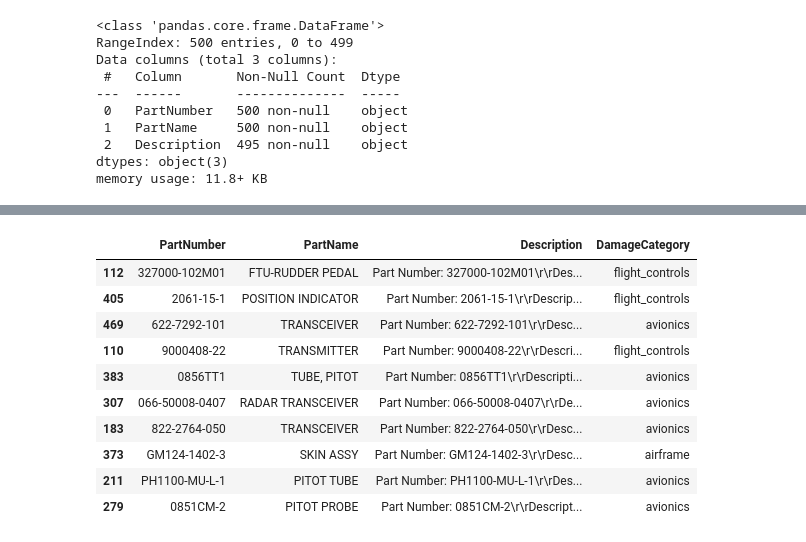
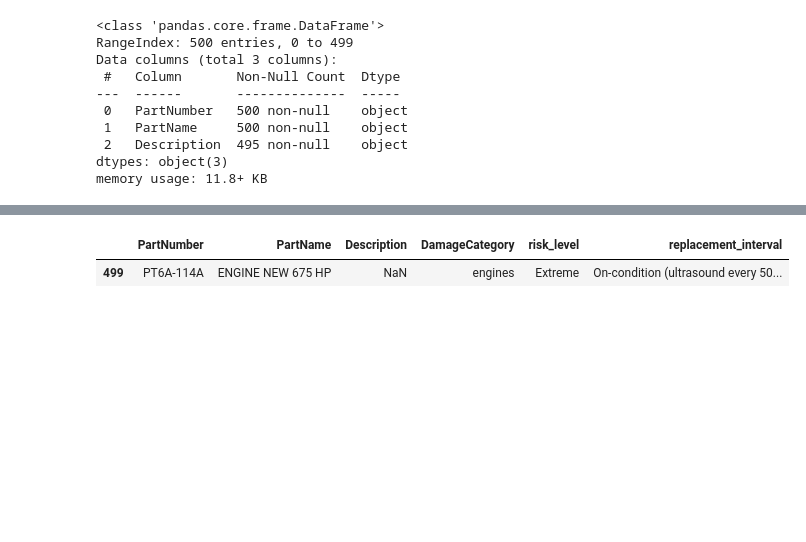
Before and after one commit to thedevreda/JadAerospace, a Jupyter notebook: AircraftParts/EDAAircraftParts(Damage).ipynb, the cells around one changed output, grey strips where cells are left out. Saved outputs shown, nothing was run; the diff lists cells and outputs as text; code cells hidden in the pictures; blank space fills up the shorter version.

```diff
--- a/AircraftParts/EDAAircraftParts(Damage).ipynb
+++ b/AircraftParts/EDAAircraftParts(Damage).ipynb
@@ -209,15 +302,5 @@ Name: count, dtype: int64
 # %%
-ds = ds[ds['DamageCategory'] != 'other']
-ds.sample(10)
+ds[ds['PartName'] == 'ENGINE NEW 675 HP']
 # %% [output]
-|  | PartNumber | PartName | Description | DamageCategory |
-| 112 | 327000-102M01 | FTU-RUDDER PEDAL | Part Number: 327000-102M01\r\rDes... | flight_controls |
-| 405 | 2061-15-1 | POSITION INDICATOR | Part Number: 2061-15-1\r\rDescrip... | flight_controls |
-| 469 | 622-7292-101 | TRANSCEIVER | Part Number: 622-7292-101\r\rDesc... | avionics |
-| 110 | 9000408-22 | TRANSMITTER | Part Number: 9000408-22\r\rDescri... | flight_controls |
-| 383 | 0856TT1 | TUBE, PITOT | Part Number: 0856TT1\r\rDescripti... | avionics |
-| 307 | 066-50008-0407 | RADAR TRANSCEIVER | Part Number: 066-50008-0407\r\rDe... | avionics |
-| 183 | 822-2764-050 | TRANSCEIVER | Part Number: 822-2764-050\r\rDesc... | avionics |
-| 373 | GM124-1402-3 | SKIN ASSY | Part Number: GM124-1402-3\r\rDesc... | airframe |
-| 211 | PH1100-MU-L-1 | PITOT TUBE | Part Number: PH1100-MU-L-1\r\rDes... | avionics |
-| 279 | 0851CM-2 | PITOT PROBE | Part Number: 0851CM-2\r\rDescript... | avionics |
+|  | PartNumber | PartName | Description | DamageCategory | risk_level | replacement_interval |
+| 499 | PT6A-114A | ENGINE NEW 675 HP | NaN | engines | Extreme | On-condition (ultrasound every 50... |
```
Also changed, not shown: parts of 9 cells of this notebook, 4 other files.
